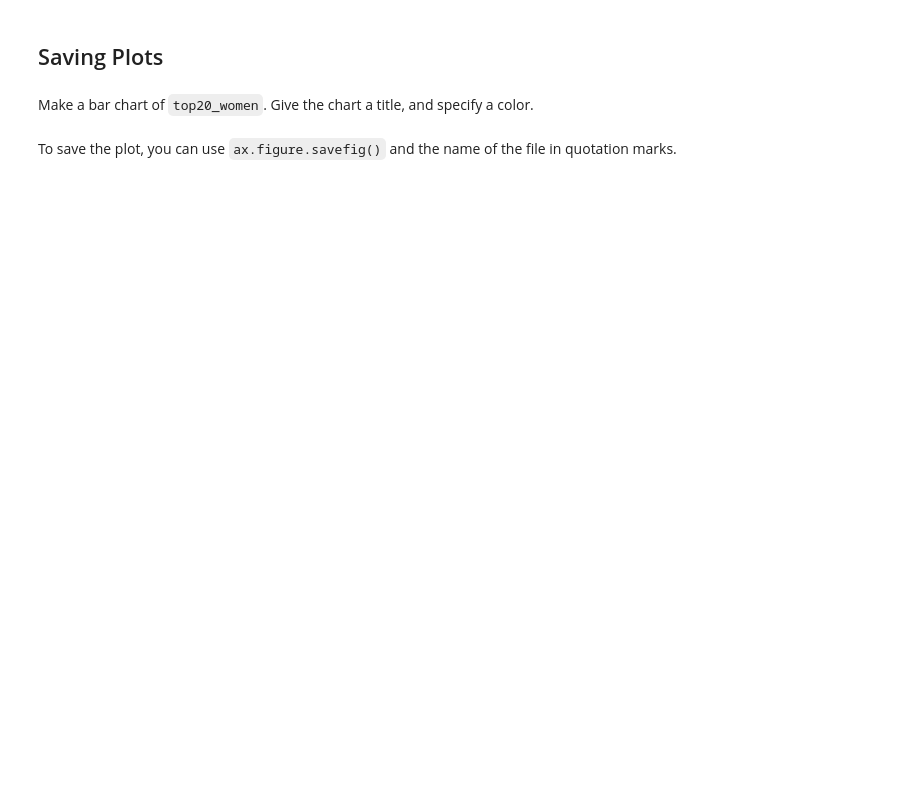
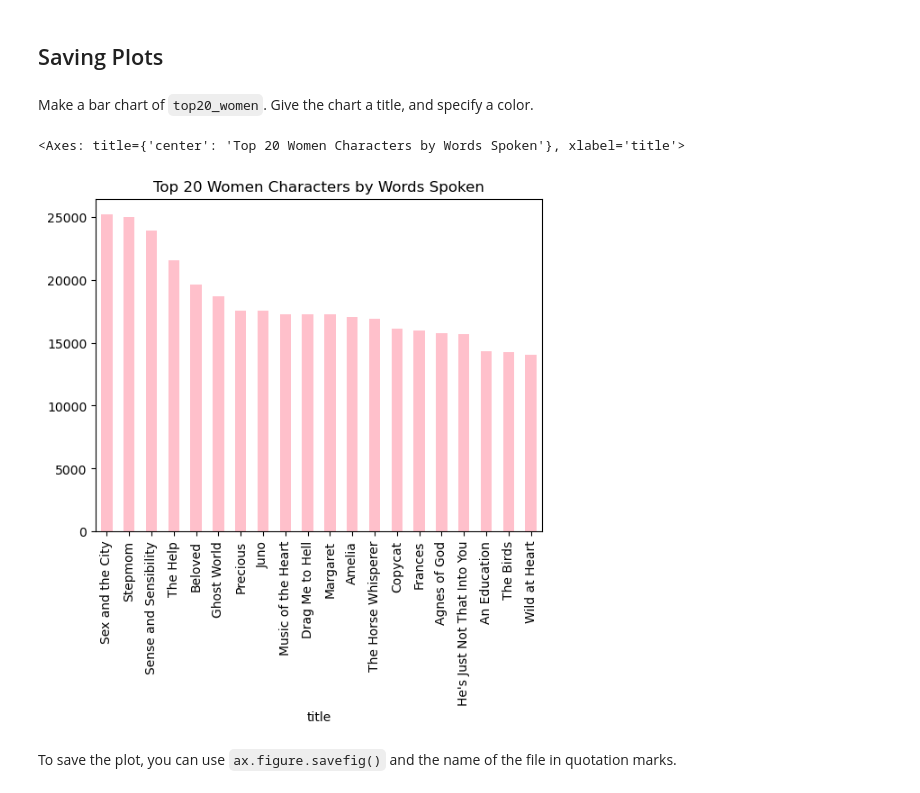
Before and after one commit to emileewrightvt/3844f23-writing-digital-media, a Jupyter notebook: book/03-Pandas-Data-Analysis/MIDTERM.ipynb, the cells around one changed output. Drawn from its saved outputs; the diff is of its cells as text; code cells hidden in the pictures; blank space fills up the shorter version.

```diff
--- a/book/03-Pandas-Data-Analysis/MIDTERM.ipynb
+++ b/book/03-Pandas-Data-Analysis/MIDTERM.ipynb
@@ -381,3 +519,12 @@ top20_women.plot(
+# %%
+top20_women.plot(
+    kind='bar',
+    title ='Top 20 Women Characters by Words Spoken',
+    color ='pink'
+)
+# %% [output]
+<Axes: title={'center': 'Top 20 Women Characters by Words Spoken'}, xlabel='title'>
+[figure, added]
 # %% [markdown]
 To save the plot, you can use `ax.figure.savefig()` and the name of the file in quotation marks.
 # %%
```
Also changed, not shown: parts of 28 cells of this notebook.
